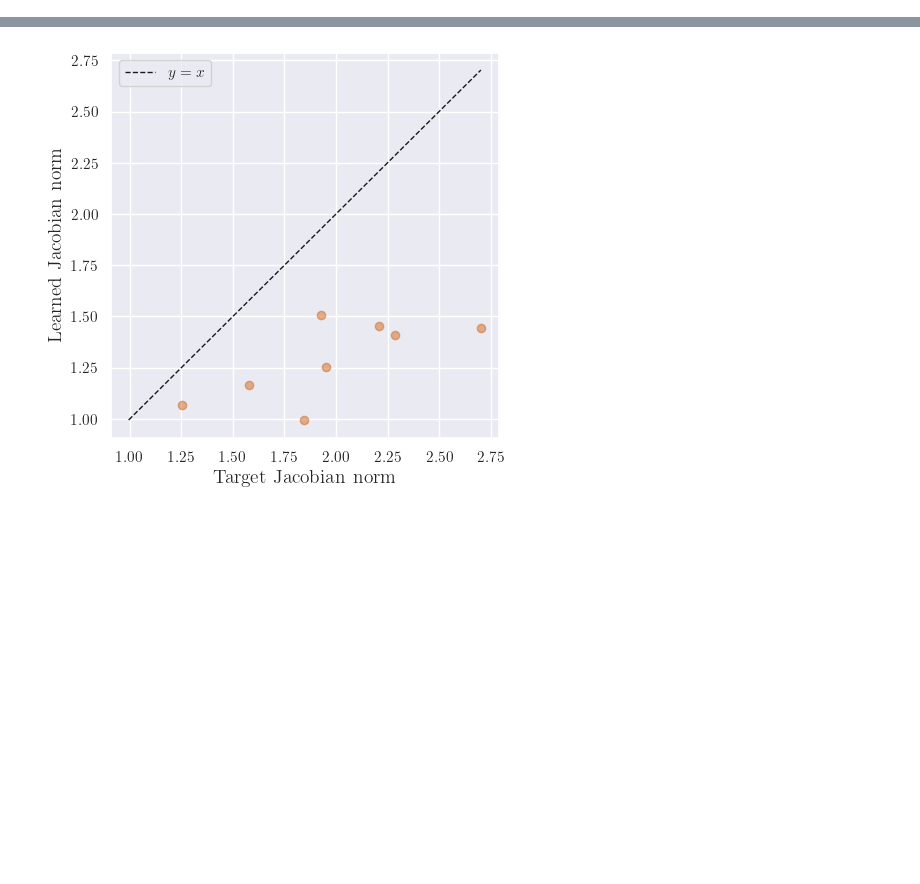
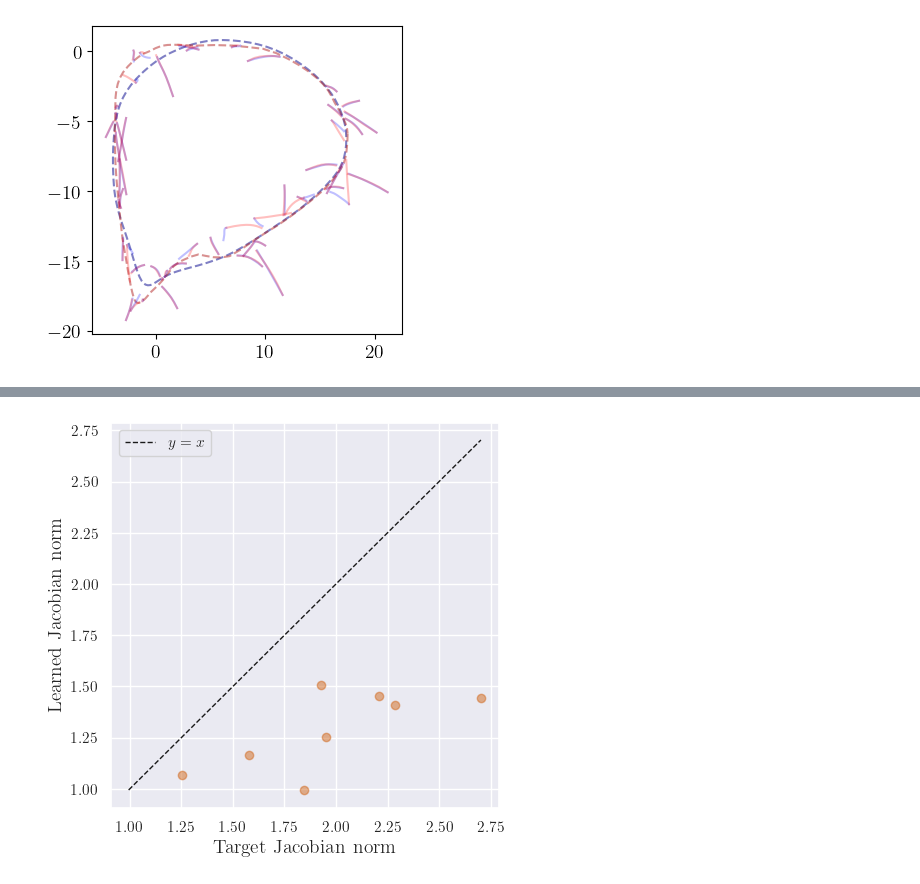
Before and after one commit to Asagodi/topological_diversity, a Jupyter notebook: iam/nd_ra.ipynb, the cells around one changed output, grey strips where cells are left out. Saved outputs shown, nothing was run; the diff lists cells and outputs as text; code cells hidden in the pictures; blank space fills up the shorter version.

```diff
--- a/iam/nd_ra.ipynb
+++ b/iam/nd_ra.ipynb
@@ -170,0 +292,18 @@ RuntimeError: Error(s) in loading state_dict for Homeo_DS_Net:
+# %%
+pca = PCA(n_components=2)
+pca.fit(traj_trans_nps[i].reshape(-1, dim))
+#inv_man_pca = pca.transform(inv_mans[i])
+inv_man_pca = pca.transform((inv_mans[i]) * stds[i]+means[i])
+target_inv_man_pca = pca.transform(target_inv_mans[i])
+source_trajectories_pca = pca.transform(traj_trans_nps[i].reshape(-1, dim)* stds[i]+means[i]).reshape(traj_trans_nps[i].shape[0], -1, 2)
+trajectories_target_pca = pca.transform(trajectories_target_fulls[i].reshape(-1,dim)).reshape(trajectories_target_fulls[i].shape[0], -1, 2)
+# %%
+fig, ax = plt.subplots(figsize=(4, 4))
+ax.plot(inv_man_pca[:, 0], inv_man_pca[:, 1], '--', markersize=2, color='darkblue', alpha=0.5, label='Invariant Manifold')
+ax.plot(target_inv_man_pca[:, 0], target_inv_man_pca[:, 1], '--', markersize=2, color='firebrick', alpha=0.5, label='Target Invariant Manifold')
+for traj in source_trajectories_pca:
+    ax.plot(traj[:, 0], traj[:, 1], '-', markersize=2, color='blue', alpha=0.25)
+for traj in trajectories_target_pca:
+    ax.plot(traj[:, 0], traj[:, 1], '-', markersize=2, color='red', alpha=0.25)
+# %% [output]
+[figure, added]
```
Also changed, not shown: parts of 12 cells of this notebook.
